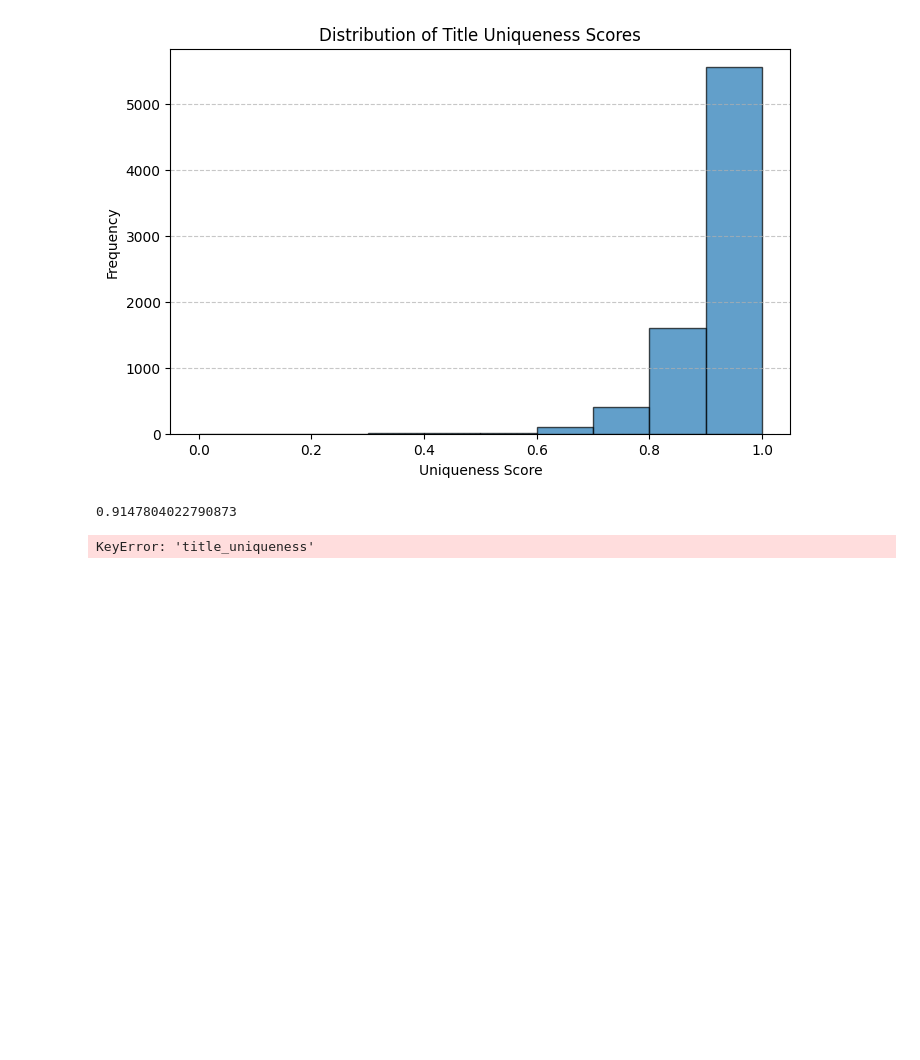
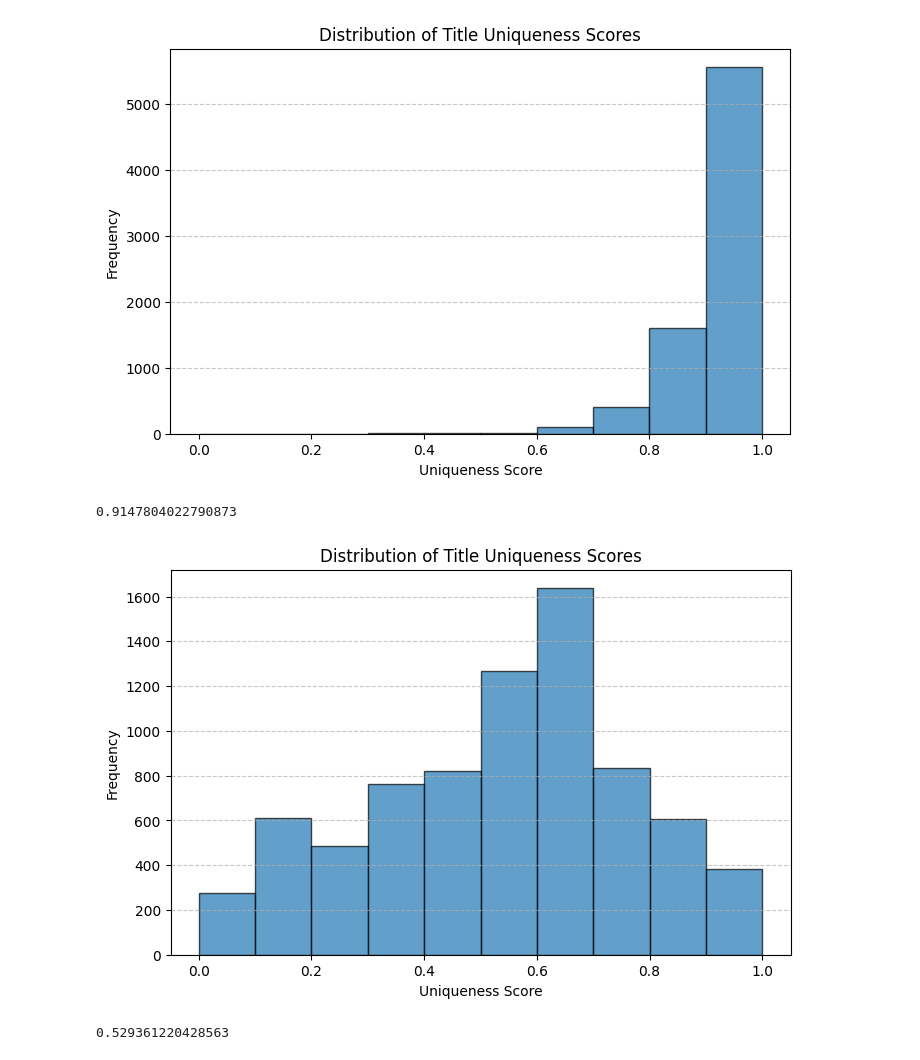
Before and after one commit to cacress/CSC442, a Jupyter notebook: notebooks/(Version_2)_Data_Cleaning.ipynb, the cells around one changed output. Drawn from its saved outputs; the diff is of its cells as text; code cells hidden in the pictures; blank space fills up the shorter version.

Commit message:
Fixing Github issue and adding back previously unsaved changes in title uniqueness variables

```diff
--- a/notebooks/(Version_2)_Data_Cleaning.ipynb
+++ b/notebooks/(Version_2)_Data_Cleaning.ipynb
@@ -875,12 +882,31 @@ combined_df['BoxCox_Normalized'] = (combined_df['boxcox_uniqueness_clipped'] - c
     combined_df['boxcox_uniqueness_clipped'].max() - combined_df['boxcox_uniqueness_clipped'].min()
 )
 
-# # Min-max scaling
-# combined_df['boxcox_normalized_title_uniqueness'] = (combined_df['boxcox_uniqueness'] - combined_df['boxcox_uniqueness'].min()) / (
-#     combined_df['boxcox_uniqueness'].max() - combined_df['boxcox_uniqueness'].min()
-# )
+# Min-max scaling
+combined_df['boxcox_normalized_title_uniqueness'] = (combined_df['boxcox_uniqueness'] - combined_df['boxcox_uniqueness'].min()) / (
+    combined_df['boxcox_uniqueness'].max() - combined_df['boxcox_uniqueness'].min()
+)
-# %% [output]
-KeyError: 'title_uniqueness'
+# %%
+### Going back to EDA to check the interpretability of the new, Box-Cox transformed title uniqueness scores
+
+import matplotlib.pyplot as plt
+
+# Plot histogram
+plt.figure(figsize=(8, 5))
+plt.hist(combined_df['boxcox_normalized_title_uniqueness'], bins=10, edgecolor='black', alpha=0.7)
+
+# Labels and title
+plt.xlabel("Uniqueness Score")
+plt.ylabel("Frequency")
+plt.title("Distribution of Title Uniqueness Scores")
+plt.grid(axis='y', linestyle='--', alpha=0.7)
+plt.show()
+
+import statistics
+statistics.mean(combined_df['boxcox_normalized_title_uniqueness'])
+# %% [output]
+[figure, added]
+0.529361220428563
 # %%
 ### Since Box-Cox is failing me, let's try Yeo-Johnson
 
```
Also changed, not shown: parts of 16 cells of this notebook.
